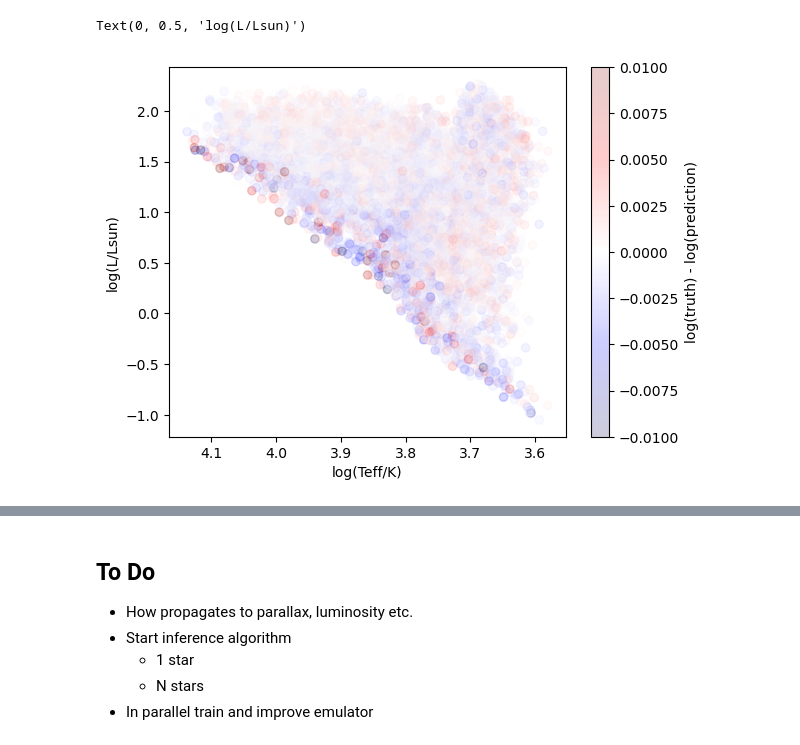
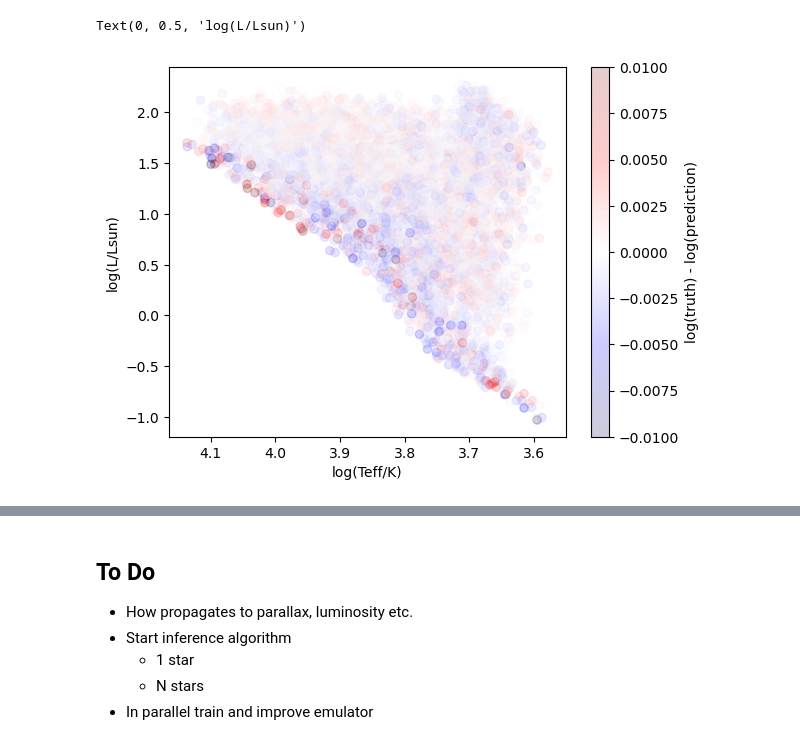
Before and after one commit to alexlyttle/stellar-emulator, a Jupyter notebook: notebook/testing.ipynb, the cells around one changed output, grey strips where cells are left out. Cells and saved outputs as stored; diff of their text form; code cells hidden in the pictures.

Commit message:
Update testing to load test dataset

```diff
--- a/notebook/testing.ipynb
+++ b/notebook/testing.ipynb
@@ -63,27 +23,0 @@ data["M_H"] = metallicity(data)
-# %%
-print("Preprocessing data.")
-# Create log10 quantities
-for key in [ZINI, AGE, TEFF, RAD, DNUF, MASS]:
-    data[SEP.join([LOG, key])] = np.log10(data[key])
-
-data[SEP.join([LOG, GRAV])] = log_surface_gravity(data)
-data[SEP.join([LOG, LUM])] = np.log10(luminosity(data))
-
-# Drop bad tracks
-with open("../notebook/central_hydrogen_problem_tracks.txt") as file:
-    bad = list(map(int, file.read().split(",")))
-
-data = data.drop(index=data[data.track.isin(bad)].index)
-
-print("Calculating EEP.")
-# Add EEP and drop pre-MS and post log_g cutoff
-keys = [SEP.join([LOG, key]) for key in [TEFF, LUM]]
-primary, secondary = calculate_eep(data, keys, alpha=0.5, boundaries=["zams", "end"])
-data[PHASE] = primary
-data[EEP] = secondary
-
-data = data.drop(index=data[data.phase == -1].index)
-
-print("Preparing train and test dataset.")
-train = data.sample(frac=0.8, random_state=RSTATE)
-test = data.drop(index=train.index)
@@ -132,16 +63,16 @@ num_samples = 10000
 sample = test_labels.sample(num_samples)
 # %%
 fig, ax = plt.subplots()
-s = ax.scatter(sample.log_Teff, data.loc[sample.index, "log_L"], c=log_error.loc[sample.index].mean(axis=1),
+s = ax.scatter(sample.log_Teff, test.loc[sample.index, "log_L"], c=log_error.loc[sample.index].mean(axis=1),
                cmap="seismic", alpha=0.2, vmin=-0.01, vmax=0.01)
 fig.colorbar(s, label="log(truth) - log(prediction)")
 
 ax.invert_xaxis()
 ax.set_xlabel("log(Teff/K)")
 ax.set_ylabel("log(L/Lsun)")
 # %% [output]
 Text(0, 0.5, 'log(L/Lsun)')
-[figure, old version]
+[figure, new version]
 # %%
 from matplotlib.colors import PowerNorm
 # %%
```
Also changed, not shown: parts of 15 cells of this notebook.
